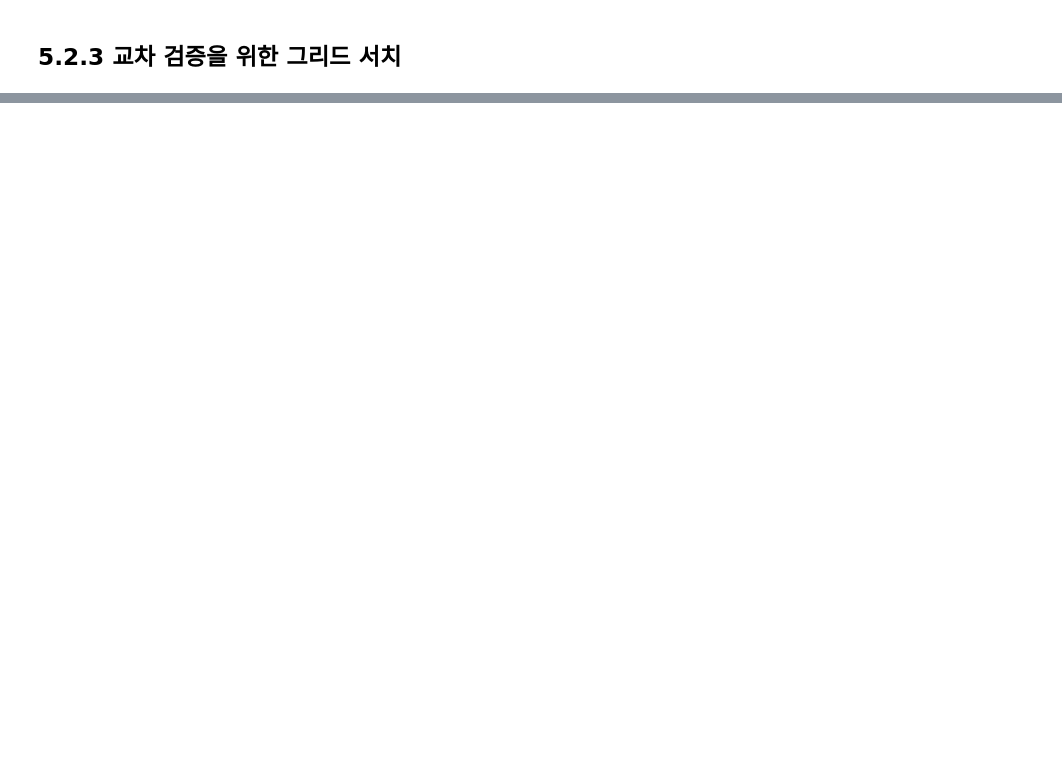
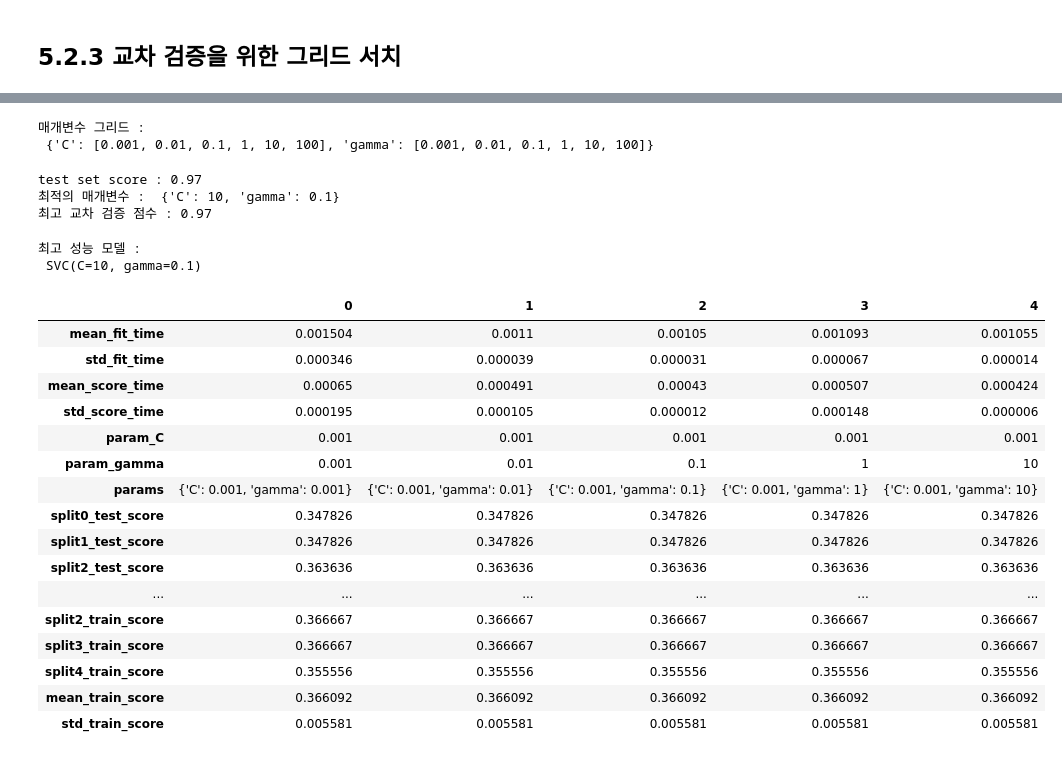
Before and after one commit to 1bin01/Machine-Learning, a Jupyter notebook: Introduction-to-Machine-Learning/Ch5_model_evaluation_and_improvement.ipynb, the cells around one changed output, grey strips where cells are left out. Drawn from its saved outputs; the diff is of its cells as text; code cells hidden in the pictures; blank space fills up the shorter version.

```diff
--- a/Introduction-to-Machine-Learning/Ch5_model_evaluation_and_improvement.ipynb
+++ b/Introduction-to-Machine-Learning/Ch5_model_evaluation_and_improvement.ipynb
@@ -255,0 +275,10 @@ best parameters :  {'gamma': 0.001, 'C': 100}
+# %%
+# 교차 검증 -> 그리드 서치의 최적의 매개변수를 찾음
+# GridSearchCV
+
+param_grid = {'C' : [0.001, 0.01, 0.1, 1, 10, 100],
+              'gamma' : [0.001, 0.01, 0.1, 1, 10, 100]}
+print("매개변수 그리드 : \n", param_grid)
+# %% [output]
+매개변수 그리드 :
+ {'C': [0.001, 0.01, 0.1, 1, 10, 100], 'gamma': [0.001, 0.01, 0.1, 1, 10, 100]}
@@ -255,0 +288,42 @@ best parameters :  {'gamma': 0.001, 'C': 100}
+# %%
+X_train, X_test, y_train, y_test = train_test_split(iris.data, iris.target, random_state = 0)
+
+# fit -> 매개변수 조합에 대해 교차검증을 수행
+grid_search.fit(X_train, y_train)
+
+print("test set score : {:.2f}" .format(grid_search.score(X_test, y_test)))
+print("최적의 매개변수 : ", grid_search.best_params_)
+print("최고 교차 검증 점수 : {:.2f}" .format(grid_search.best_score_))
+# %% [output]
+test set score : 0.97
+최적의 매개변수 :  {'C': 10, 'gamma': 0.1}
+최고 교차 검증 점수 : 0.97
+# %%
+# 전체 훈련세트를 통해 학습한 모델
+print("최고 성능 모델 :\n", grid_search.best_estimator_)
+# %% [output]
+최고 성능 모델 :
+ SVC(C=10, gamma=0.1)
+# %%
+# 교차 검증의 결과로 검색을 확장해나감
+pd.set_option('display.max_columns', None)
+results = pd.DataFrame(grid_search.cv_results_)
+np.transpose(results.head())
+# %% [output]
+|  | 0 | 1 | 2 | 3 | 4 |
+| mean_fit_time | 0.001504 | 0.0011 | 0.00105 | 0.001093 | 0.001055 |
+| std_fit_time | 0.000346 | 0.000039 | 0.000031 | 0.000067 | 0.000014 |
+| mean_score_time | 0.00065 | 0.000491 | 0.00043 | 0.000507 | 0.000424 |
+| std_score_time | 0.000195 | 0.000105 | 0.000012 | 0.000148 | 0.000006 |
+| param_C | 0.001 | 0.001 | 0.001 | 0.001 | 0.001 |
+| param_gamma | 0.001 | 0.01 | 0.1 | 1 | 10 |
+| params | {'C': 0.001, 'gamma': 0.001} | {'C': 0.001, 'gamma': 0.01} | {'C': 0.001, 'gamma': 0.1} | {'C': 0.001, 'gamma': 1} | {'C': 0.001, 'gamma': 10} |
+| split0_test_score | 0.347826 | 0.347826 | 0.347826 | 0.347826 | 0.347826 |
+| split1_test_score | 0.347826 | 0.347826 | 0.347826 | 0.347826 | 0.347826 |
+| split2_test_score | 0.363636 | 0.363636 | 0.363636 | 0.363636 | 0.363636 |
+| ... | ... | ... | ... | ... | ... |
+| split2_train_score | 0.366667 | 0.366667 | 0.366667 | 0.366667 | 0.366667 |
+| split3_train_score | 0.366667 | 0.366667 | 0.366667 | 0.366667 | 0.366667 |
+| split4_train_score | 0.355556 | 0.355556 | 0.355556 | 0.355556 | 0.355556 |
+| mean_train_score | 0.366092 | 0.366092 | 0.366092 | 0.366092 | 0.366092 |
+| std_train_score | 0.005581 | 0.005581 | 0.005581 | 0.005581 | 0.005581 |
```
Also changed, not shown: parts of 10 cells of this notebook.
